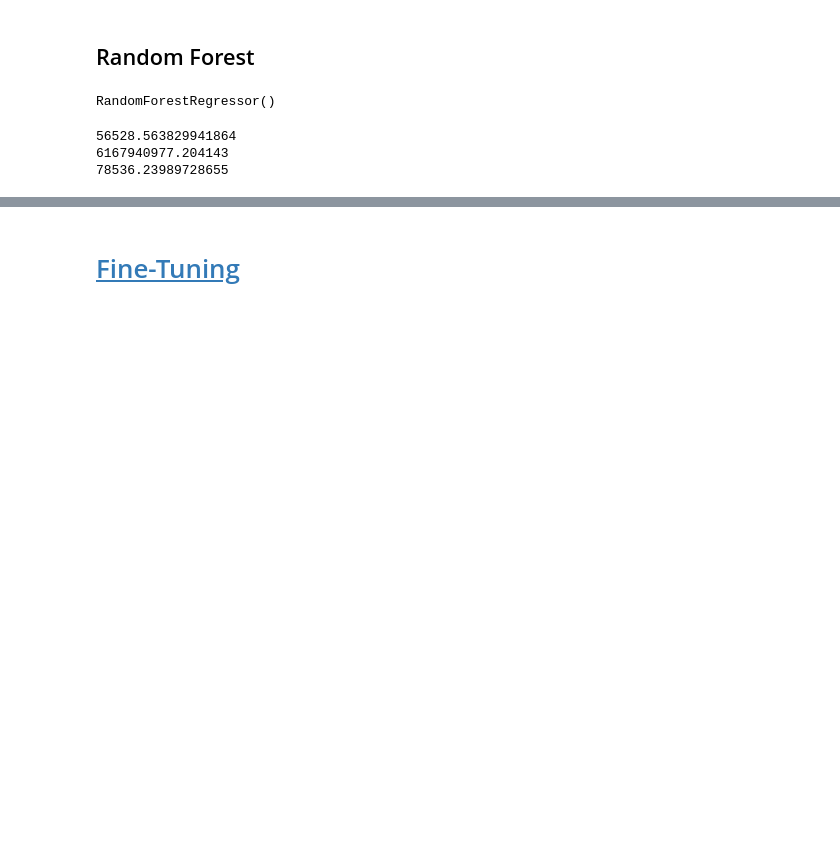
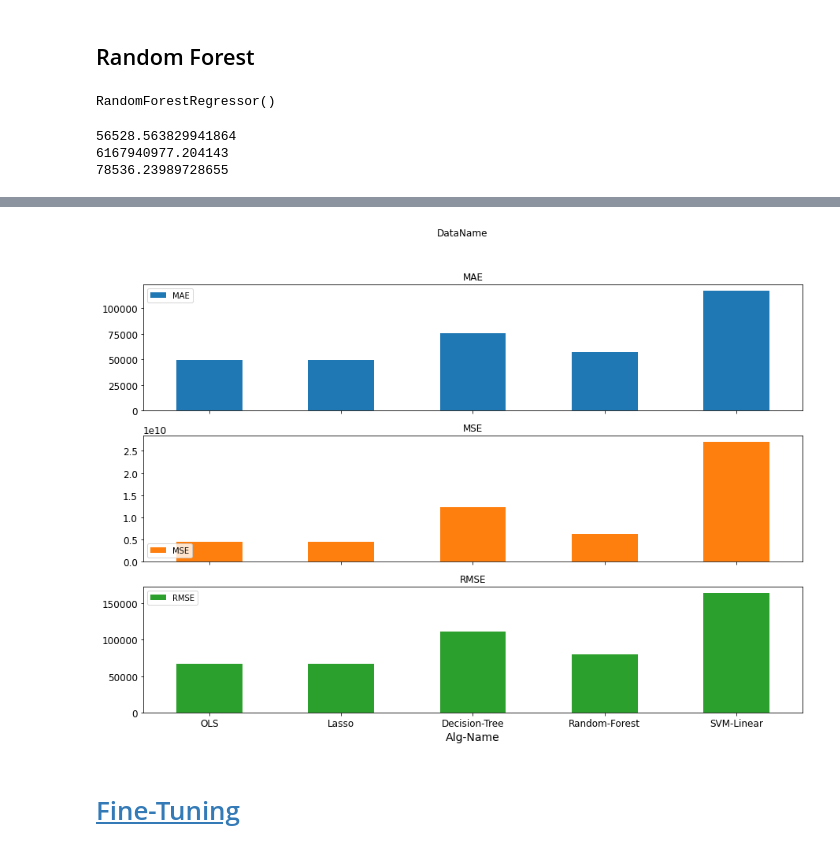
Before and after one commit to JHC90/Doc-Tool-Contents, a Jupyter notebook: Docus/DataScience/Praxis/Regression/HOML-California-Housing-Prices/05_Califronia_Housing_Modeling.ipynb, the cells around one changed output, grey strips where cells are left out. Cells and saved outputs as stored; diff of their text form; code cells hidden in the pictures; blank space fills up the shorter version.

```diff
--- a/Docus/DataScience/Praxis/Regression/HOML-California-Housing-Prices/05_Califronia_Housing_Modeling.ipynb
+++ b/Docus/DataScience/Praxis/Regression/HOML-California-Housing-Prices/05_Califronia_Housing_Modeling.ipynb
@@ -360,9 +391,0 @@ Mit der nachfolgenden Funktion versuchen wir
-# %%
-names = ["OLS",
-         "Lasso"
-        ]   # "Linear SVM",
-
-classifiers = [
-     LinearRegression(),
-
-     ]
@@ -368,0 +410,55 @@ classifiers = [
+# %%
+def ohrfeige(trainData, trainLabels, testData, testLabels, DataName):
+    resultlistOhrfeige = []
+    names = ["OLS",
+             "Lasso",
+             "Decision-Tree",
+             "Random-Forest",
+             "SVM-Linear"
+            ]   # "Linear SVM",
+
+    regressors = [
+         LinearRegression(),
+         Lasso(alpha=0.01, max_iter=1000),
+         DecisionTreeRegressor(random_state=42),
+         RandomForestRegressor(n_estimators=100),
+         svm.SVC(kernel='linear')
+         ]
+
+
+    for name, reg in zip(names, regressors):
+        reg.fit(trainData, trainLabels)
+        predictions_reg = reg.predict(testData)
+        mae = mean_absolute_error(testLabels, predictions_reg)
+        mse = mean_squared_error(testLabels, predictions_reg)
+        rmse = np.sqrt(mse)
+        try:
+            importance = reg.coef_
+        except:
+            importance = reg.feature_importances_
+        resultlistOhrfeige.append([name, mae, mse, rmse, importance, predictions_reg])
+
+
+    titles = ["Alg-Name", "MAE", "MSE", "RMSE", "importance", "predictions"]
+    ohrfeigePlotList = pd.DataFrame(resultlistOhrfeige, columns=titles)
+
+    ohrfeigePlotList = ohrfeigePlotList[["Alg-Name", "MAE", "MSE", "RMSE"]]
+    #ohrfeigePlotList = ohrfeigePlotList.drop("importance", axis=1) # drop labels for training set
+    ohrfeigePlotList = ohrfeigePlotList.set_index('Alg-Name')
+    axes = ohrfeigePlotList.plot.bar(rot=0, subplots=True, figsize=(15,10), title=DataName)
+    axes[1].legend(loc=3)
+
+    performanceDFOhrfeige = pd.DataFrame(resultlistOhrfeige, columns=titles)
+    return(performanceDFOhrfeige)
+
+# Bug in Numpy
+# https://stackoverflow.com/questions/63761366/numpy-linalg-linalgerror-svd-did-not-converge-in-linear-least-squares-on-first
+while True:
+    try:
+        results = ohrfeige(train_set, train_labels, test_set, test_labels, "DataName")
+        break
+    except:
+        continue
+
+print(results)
+# %% [output]
@@ -369,2 +485,3 @@ classifiers = [
+[figure, added]
 # %% [markdown]
 # [Fine-Tuning]()
```
Also changed, not shown: parts of 14 cells of this notebook, 1 other file.
